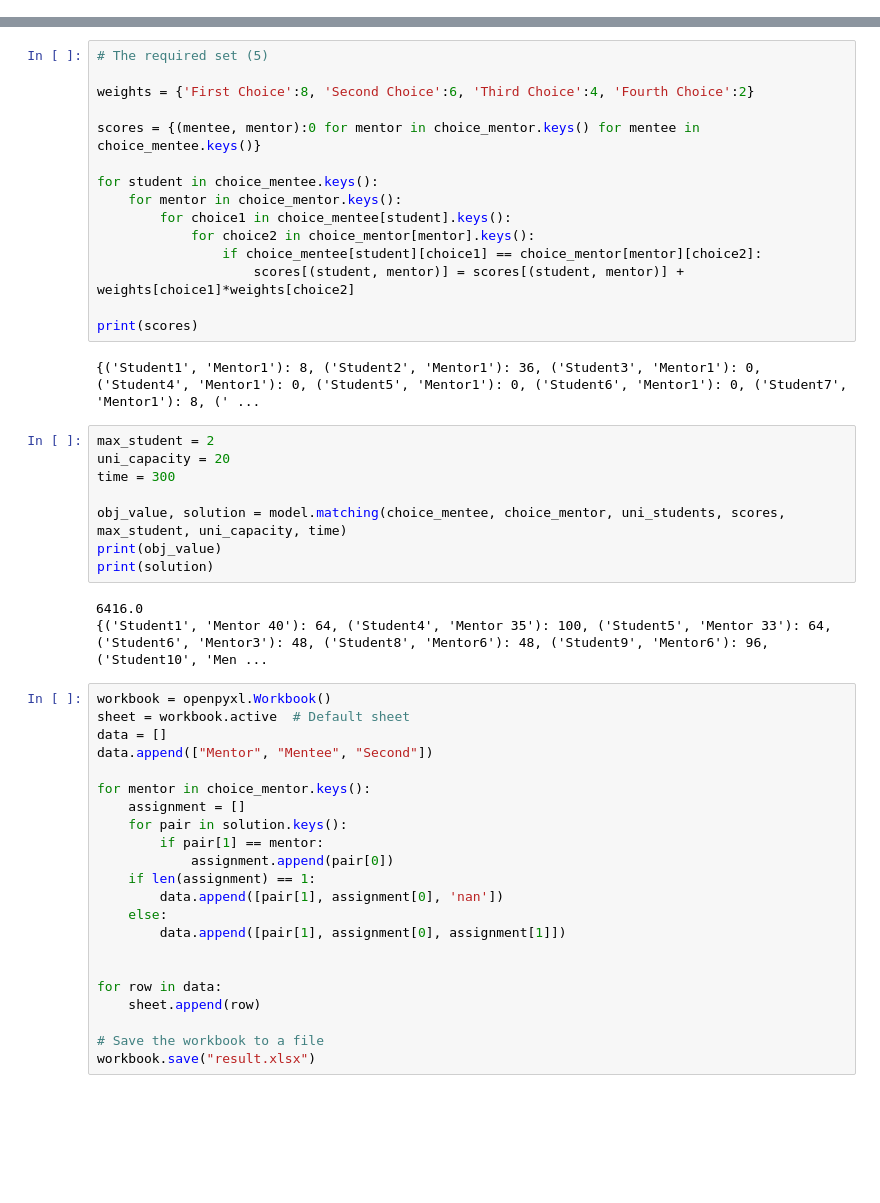
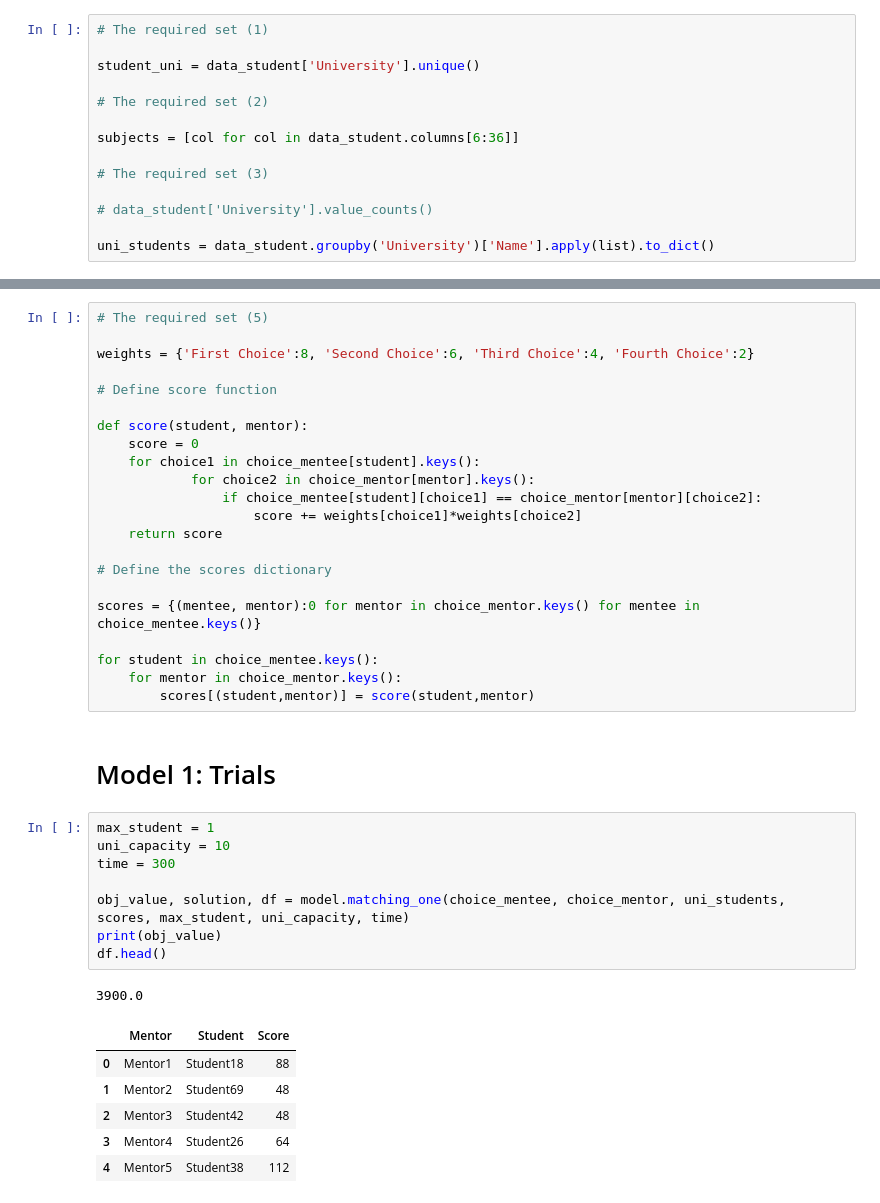
Before and after one commit to kirtisoglu/Mentor-Mentee-Matching, a Jupyter notebook: main.ipynb, the cells around one changed output, grey strips where cells are left out. Drawn from its saved outputs; the diff is of its cells as text; blank space fills up the shorter version.

```diff
--- a/main.ipynb
+++ b/main.ipynb
@@ -54 +52,15 @@ data_mentor.head()
+# %%
+# The required set (1)
+
+student_uni = data_student['University'].unique()
+
+# The required set (2)
+
+subjects = [col for col in data_student.columns[6:36]]
+
+# The required set (3)
+
+# data_student['University'].value_counts()
+
+uni_students = data_student.groupby('University')['Name'].apply(list).to_dict()
 # %%
@@ -110,48 +103,38 @@ for index,row in data_mentor.iterrows():
 
 weights = {'First Choice':8, 'Second Choice':6, 'Third Choice':4, 'Fourth Choice':2}
 
+# Define score function
+
+def score(student, mentor):
+    score = 0
+    for choice1 in choice_mentee[student].keys():
+            for choice2 in choice_mentor[mentor].keys():
+                if choice_mentee[student][choice1] == choice_mentor[mentor][choice2]:
+                    score += weights[choice1]*weights[choice2]
+    return score
+
+# Define the scores dictionary
+
 scores = {(mentee, mentor):0 for mentor in choice_mentor.keys() for mentee in choice_mentee.keys()}
 
 for student in choice_mentee.keys():
     for mentor in choice_mentor.keys():
-        for choice1 in choice_mentee[student].keys():
-            for choice2 in choice_mentor[mentor].keys():
-                if choice_mentee[student][choice1] == choice_mentor[mentor][choice2]:
-                    scores[(student, mentor)] = scores[(student, mentor)] + weights[choice1]*weights[choice2]
-
-print(scores)
+        scores[(student,mentor)] = score(student,mentor)
-# %% [output]
-{('Student1', 'Mentor1'): 8, ('Student2', 'Mentor1'): 36, ('Student3', 'Mentor1'): 0, ('Student4', 'Mentor1'): 0, ('Student5', 'Mentor1'): 0, ('Student6', 'Mentor1'): 0, ('Student7', 'Mentor1'): 8, (' ...
+# %% [markdown]
+# Model 1: Trials
 # %%
-max_student = 2
-uni_capacity = 20
+max_student = 1
+uni_capacity = 10
 time = 300
 
-obj_value, solution = model.matching(choice_mentee, choice_mentor, uni_students, scores, max_student, uni_capacity, time)
+obj_value, solution, df = model.matching_one(choice_mentee, choice_mentor, uni_students, scores, max_student, uni_capacity, time)
 print(obj_value)
-print(solution)
+df.head()
 # %% [output]
-6416.0
-{('Student1', 'Mentor 40'): 64, ('Student4', 'Mentor 35'): 100, ('Student5', 'Mentor 33'): 64, ('Student6', 'Mentor3'): 48, ('Student8', 'Mentor6'): 48, ('Student9', 'Mentor6'): 96, ('Student10', 'Men ...
+3900.0
+|  | Mentor | Student | Score |
+| 0 | Mentor1 | Student18 | 88 |
+| 1 | Mentor2 | Student69 | 48 |
+| 2 | Mentor3 | Student42 | 48 |
+| 3 | Mentor4 | Student26 | 64 |
+| 4 | Mentor5 | Student38 | 112 |
-# %%
-workbook = openpyxl.Workbook()
-sheet = workbook.active  # Default sheet
-data = []
-data.append(["Mentor", "Mentee", "Second"])
-
-for mentor in choice_mentor.keys():
-    assignment = []
-    for pair in solution.keys():
-        if pair[1] == mentor:
-            assignment.append(pair[0])
-    if len(assignment) == 1:
-        data.append([pair[1], assignment[0], 'nan'])
-    else:
-        data.append([pair[1], assignment[0], assignment[1]])
-
-
-for row in data:
-    sheet.append(row)
-
-# Save the workbook to a file
-workbook.save("result.xlsx")
```
Also changed, not shown: parts of 19 cells of this notebook, 11 other files.
